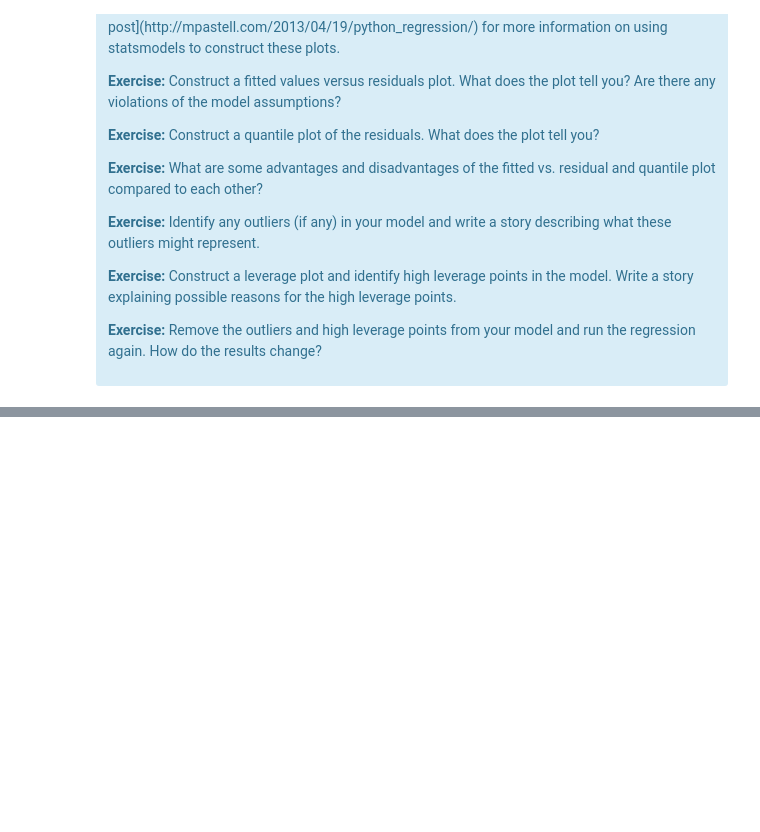
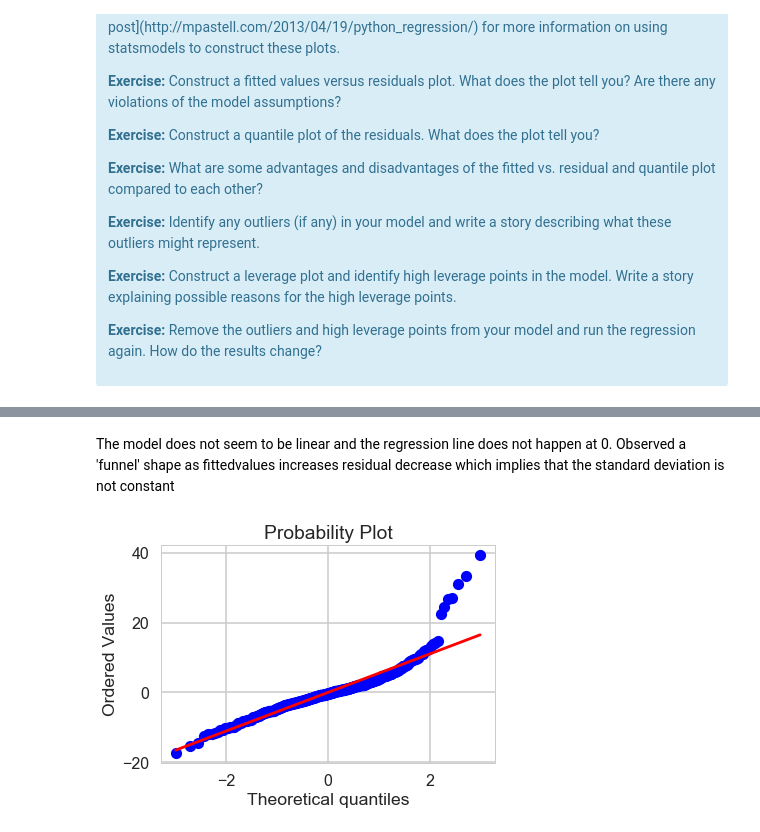
Before and after one commit to sittingman/springboardproj, a Jupyter notebook: linear_regression/Mini_Project_Linear_Regression.ipynb, the cells around one changed output, grey strips where cells are left out. Cells and saved outputs as stored; diff of their text form; code cells hidden in the pictures; blank space fills up the shorter version.

```diff
--- a/linear_regression/Mini_Project_Linear_Regression.ipynb
+++ b/linear_regression/Mini_Project_Linear_Regression.ipynb
@@ -881,0 +919,8 @@ There are some other issues that are important investigate with linear regressio
+# %% [markdown]
+The model does not seem to be linear and the regression line does not happen at 0. Observed a 'funnel' shape as fittedvalues increases residual decrease  which implies that the standard deviation is not constant
+# %%
+# quantile plot of the residuals
+stats.probplot(m_1.resid, plot=plt)
+plt.show()
+# %% [output]
+[figure, added]
```
Also changed, not shown: parts of 20 cells of this notebook.
